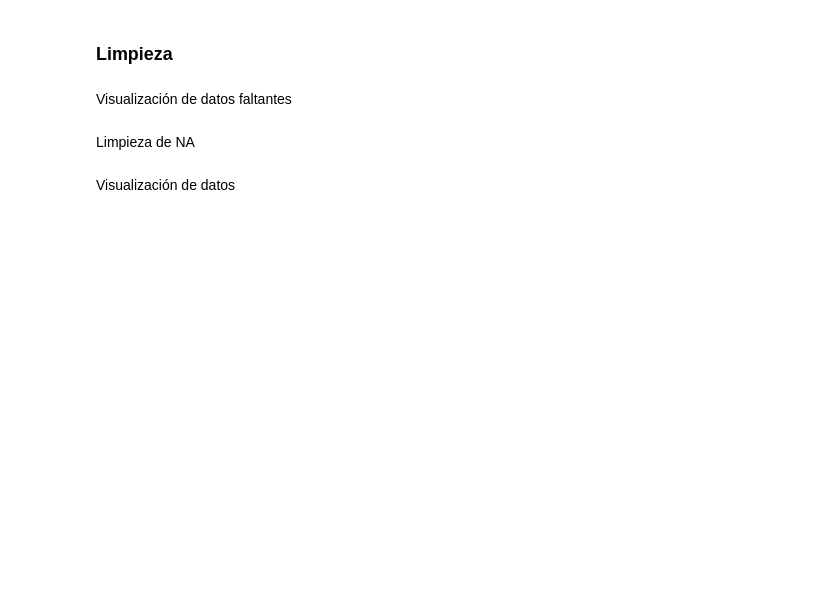
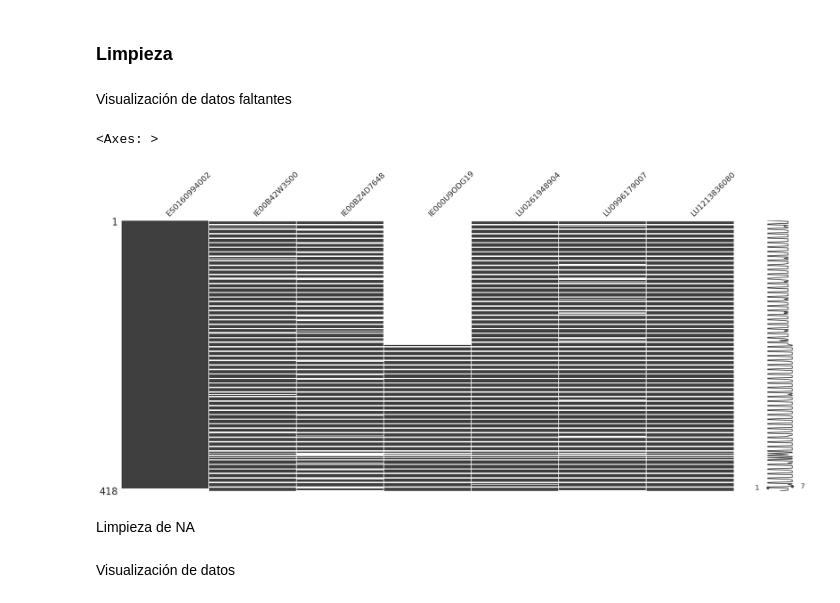
Before and after one commit to alfonso-santos/microcredencial-carteras-python, a Jupyter notebook: Tema_2_Carteras_Intro/src/carteras-siete-activos-reales.ipynb, the cells around one changed output. Drawn from its saved outputs; the diff is of its cells as text; code cells hidden in the pictures; blank space fills up the shorter version.

```diff
--- a/Tema_2_Carteras_Intro/src/carteras-siete-activos-reales.ipynb
+++ b/Tema_2_Carteras_Intro/src/carteras-siete-activos-reales.ipynb
@@ -31,10 +31,13 @@ root_path = "https://raw.githubusercontent.com/alfonso-santos/microcredencial-ca
 df_list = []
 # Leemos los ficheros y creamos los DF.
 for file_name in activos:
-    df = # TODO
+    df = pd.read_csv(root_path + file_name + ".csv", delimiter = ";")
+    df["Date"] = pd.to_datetime(df["Date"])
+    df = df.set_index("Date")
+    df_list.append(df)
 # Combinamos todos los DF en uno solo.
-data = # TODO
+data = pd.concat(df_list, axis = 1)  # TODO
 # Renombramos las columnas.
-data.columns = # TODO
+data.columns =  activos # TODO
 
 data
@@ -47,2 +63,9 @@ Visualización de datos faltantes
+# %%
+# TODO
+import missingno as msno
+msno.matrix(data)
+# %% [output]
+<Axes: >
+[figure, added]
 # %% [markdown]
 Limpieza de NA
```
Also changed, not shown: parts of 5 cells of this notebook.
